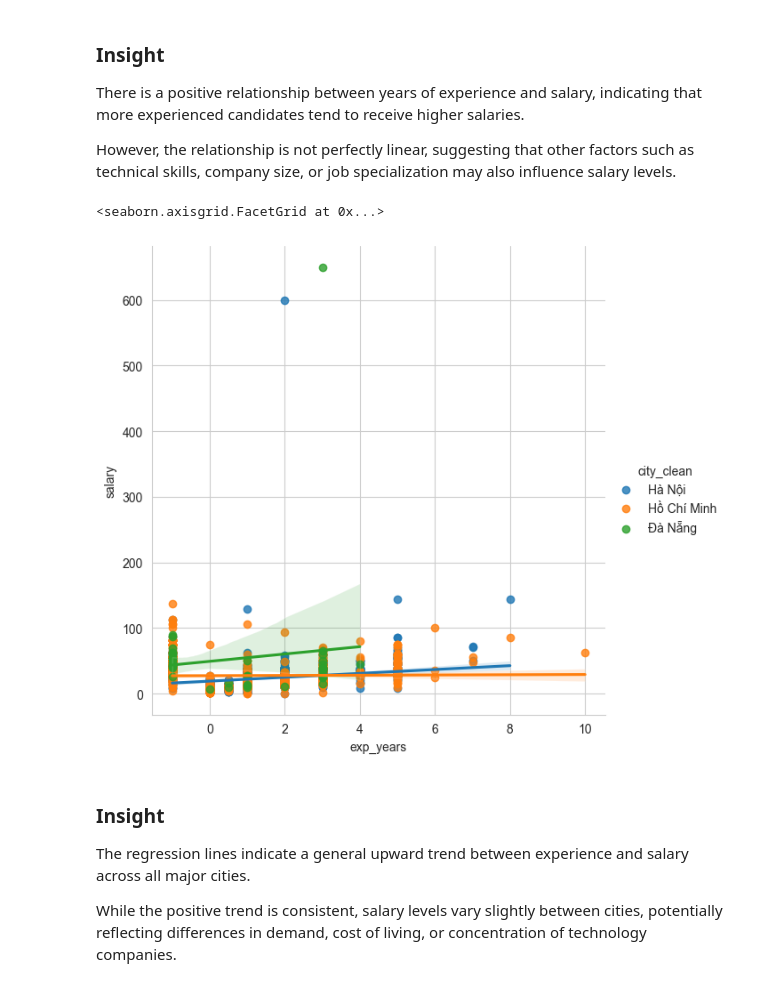
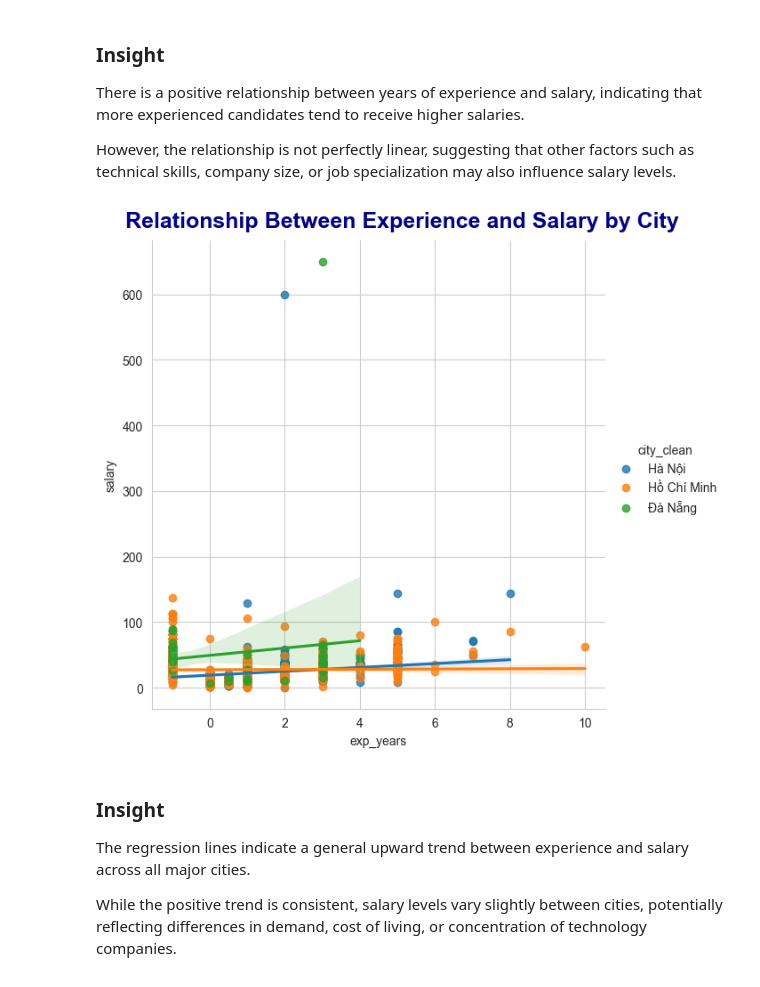
Before and after one commit to ndhoang2310/ADYm_project, a Jupyter notebook: analysis/eda_salary.ipynb, the cells around one changed output. Cells and saved outputs as stored; diff of their text form; code cells hidden in the pictures.

Commit message:
Update EDA analysis and visualization

```diff
--- a/analysis/eda_salary.ipynb
+++ b/analysis/eda_salary.ipynb
@@ -245,17 +278,19 @@ There is a positive relationship between years of experience and salary, indicat
 
 However, the relationship is not perfectly linear, suggesting that other factors such as technical skills, company size, or job specialization may also influence salary levels.
 # %%
-sns.lmplot(
+g = sns.lmplot(
     x="exp_years",
     y="salary",
     hue="city_clean",
     data=df_city,
     height=6
 
 )
+g.fig.suptitle("Relationship Between Experience and Salary by City", fontsize=18, fontweight="bold", color="darkblue", y=1.03)
+
+plt.show()
 # %% [output]
-<seaborn.axisgrid.FacetGrid at 0x...>
-[figure, old version]
+[figure, new version]
 # %% [markdown]
 ### Insight
 The regression lines indicate a general upward trend between experience and salary across all major cities.
```
Also changed, not shown: parts of 6 cells of this notebook.
